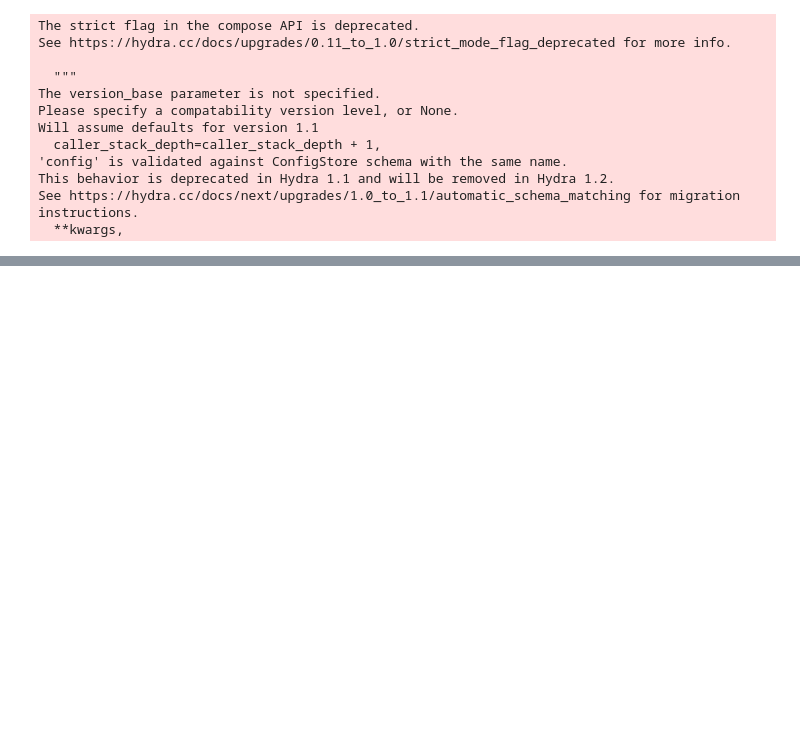
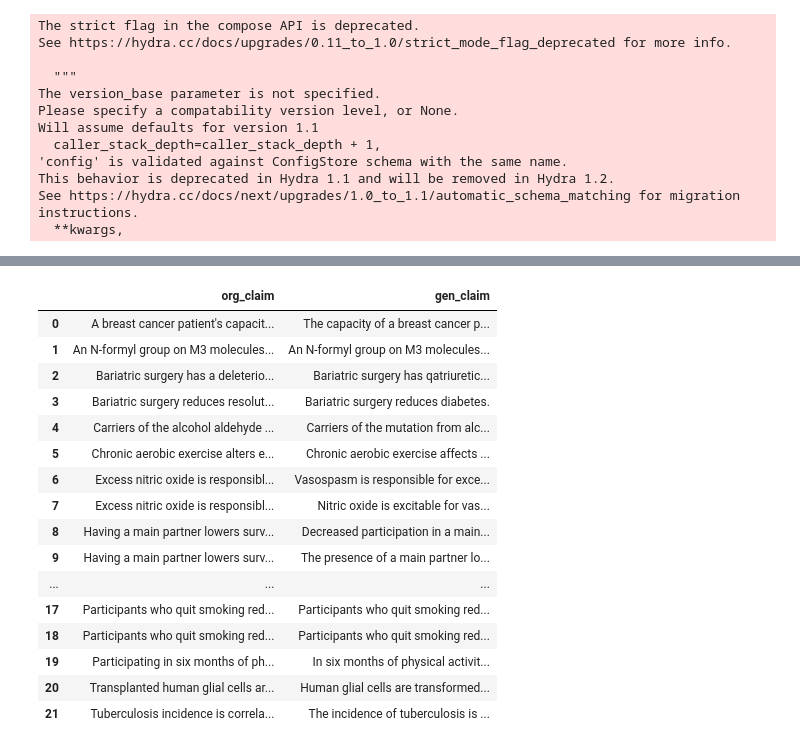
Before and after one commit to ratulalahy/T5ParEvo, a Jupyter notebook: notebooks/t5_par_evo_test.ipynb, the cells around one changed output, grey strips where cells are left out. Saved outputs shown, nothing was run; the diff lists cells and outputs as text; code cells hidden in the pictures; blank space fills up the shorter version.

```diff
--- a/notebooks/t5_par_evo_test.ipynb
+++ b/notebooks/t5_par_evo_test.ipynb
@@ -270,0 +287,7 @@ ParaphrasedClaim(iteration=0, original_claim=Example 7: 10-20% of people with se
+# %%
+import pickle
+# with open('all_attacks.pkl', 'wb') as f:
+#   pickle.dump(all_attack_results, f)
+
+with open('all_attacks.pkl', 'rb') as f:
+    all_attack_results = pickle.load(f)
@@ -271,9 +320,13 @@ ParaphrasedClaim(iteration=0, original_claim=Example 7: 10-20% of people with se
 # %%
 from T5ParEvo.src.paraphrase.paraphrase_claim import AttackStatus
+count_successful_attacks_training_direction = 0
+unique_ids_attacks_training_direction = set()
+ataccks_to_be_used_for_training = []
 for cur_atk in all_attack_results:
-    if cur_atk.attack_status == AttackStatus.SUCCESSFUL:
-        print(cur_atk.attack_status)
+    # print(cur_atk.attack_status == AttackStatus.SUCCESSFUL and cur_atk.training_direction == TRAINING_DIRECTION)
+    if cur_atk.attack_status == AttackStatus.SUCCESSFUL and cur_atk.training_direction == TRAINING_DIRECTION:
+        count_successful_attacks_training_direction += 1
+        # print(cur_atk.attack.original_prediction.predictions)
+        # print(cur_atk.attack.paraphrased_prediction.predictions)
+        unique_ids_attacks_training_direction.add(cur_atk.attack.original_claim.id)
+        ataccks_to_be_used_for_training.append(cur_atk)
-# %%
-for cur_atk in all_attack_results[50:70]:
-    print(ClaimPredictions.get_count_support_refute_nei(cur_atk.attack.original_prediction),
-          ClaimPredictions.get_count_support_refute_nei(cur_atk.attack.paraphrased_prediction))
@@ -313,0 +353,27 @@ all_attack_results[:10]
+# %%
+import pandas as pd
+fine_tuning_data = {
+    "org_claim": [cur_atk.attack.original_claim.claim for cur_atk in ataccks_to_be_used_for_training],
+    "gen_claim": [cur_atk.attack.paraphrased_claim.claim for cur_atk in ataccks_to_be_used_for_training]
+}
+df_fine_tuning_dataset = pd.DataFrame(fine_tuning_data)
+# %%
+df_fine_tuning_dataset
+# %% [output]
+|  | org_claim | gen_claim |
+| 0 | A breast cancer patient's capacit... | The capacity of a breast cancer p... |
+| 1 | An N-formyl group on M3 molecules... | An N-formyl group on M3 molecules... |
+| 2 | Bariatric surgery has a deleterio... | Bariatric surgery has qatriuretic... |
+| 3 | Bariatric surgery reduces resolut... | Bariatric surgery reduces diabetes. |
+| 4 | Carriers of the alcohol aldehyde ... | Carriers of the mutation from alc... |
+| 5 | Chronic aerobic exercise alters e... | Chronic aerobic exercise affects ... |
+| 6 | Excess nitric oxide is responsibl... | Vasospasm is responsible for exce... |
+| 7 | Excess nitric oxide is responsibl... | Nitric oxide is excitable for vas... |
+| 8 | Having a main partner lowers surv... | Decreased participation in a main... |
+| 9 | Having a main partner lowers surv... | The presence of a main partner lo... |
+| ... | ... | ... |
+| 17 | Participants who quit smoking red... | Participants who quit smoking red... |
+| 18 | Participants who quit smoking red... | Participants who quit smoking red... |
+| 19 | Participating in six months of ph... | In six months of physical activit... |
+| 20 | Transplanted human glial cells ar... | Human glial cells are transformed... |
+| 21 | Tuberculosis incidence is correla... | The incidence of tuberculosis is ... |
```
Also changed, not shown: parts of 27 cells of this notebook, 6 other files.
